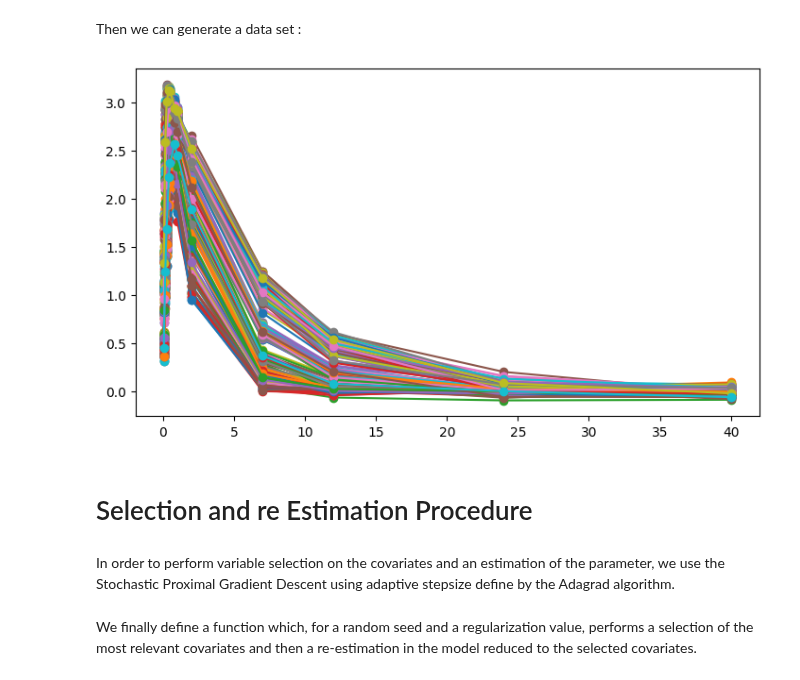
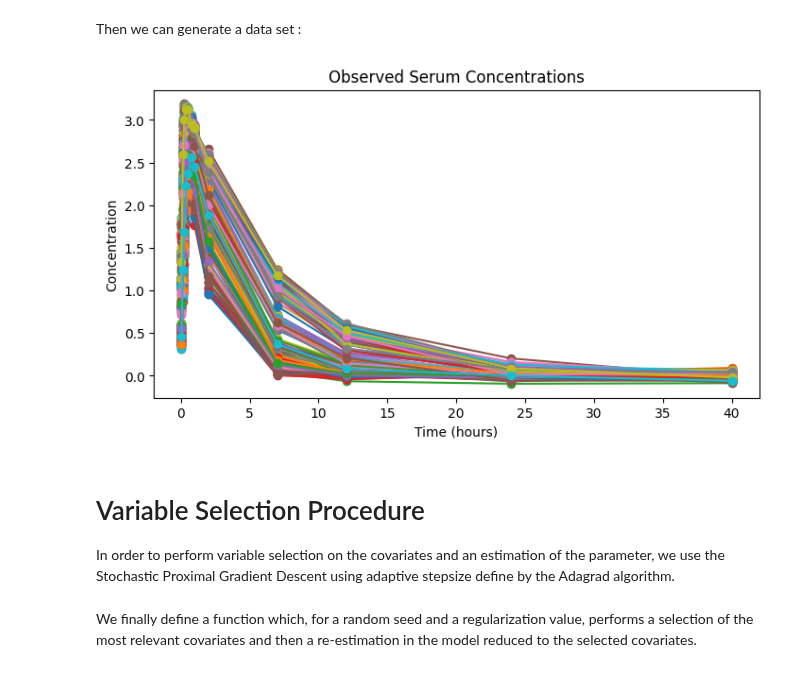
Before and after one commit to caillebotteAntoine/sdg4varselect, a Jupyter notebook: README.ipynb, the cells around one changed output. Saved outputs shown, nothing was run; the diff lists cells and outputs as text; code cells hidden in the pictures.

Commit message:
finish the example

```diff
--- a/README.ipynb
+++ b/README.ipynb
@@ -159,12 +164,17 @@ p_names = np.array(
 Then we can generate a data set :
 # %%
 myobs, mysim = myModel.sample(p_star, jrd.PRNGKey(0))
-_ = sdgplt.ax(4, 7).plot(myobs["mem_obs_time"].T, myobs["Y"].T, "o-")
+ax = sdgplt.ax(4, 7)
+ax.plot(myobs["mem_obs_time"].T, myobs["Y"].T, "o-")
+ax.set_title("Observed Serum Concentrations")
+ax.set_xlabel("Time (hours)")
+ax.set_ylabel("Concentration")
+ax.figure.savefig("examples/plot/readme_serum_concentration.png", dpi=300)
 # %% [output]
-[figure, old version]
+[figure, new version]
-# %% [markdown]
-# Selection and re Estimation Procedure
 # %% [markdown]
+# Variable Selection Procedure
+
 In order to perform variable selection on the covariates and an estimation of the parameter, we use the Stochastic Proximal Gradient Descent using adaptive stepsize define by the Adagrad algorithm.
 # %%
 from sdg4varselect.algo import (
```
Also changed, not shown: parts of 23 cells of this notebook, 17 other files.
